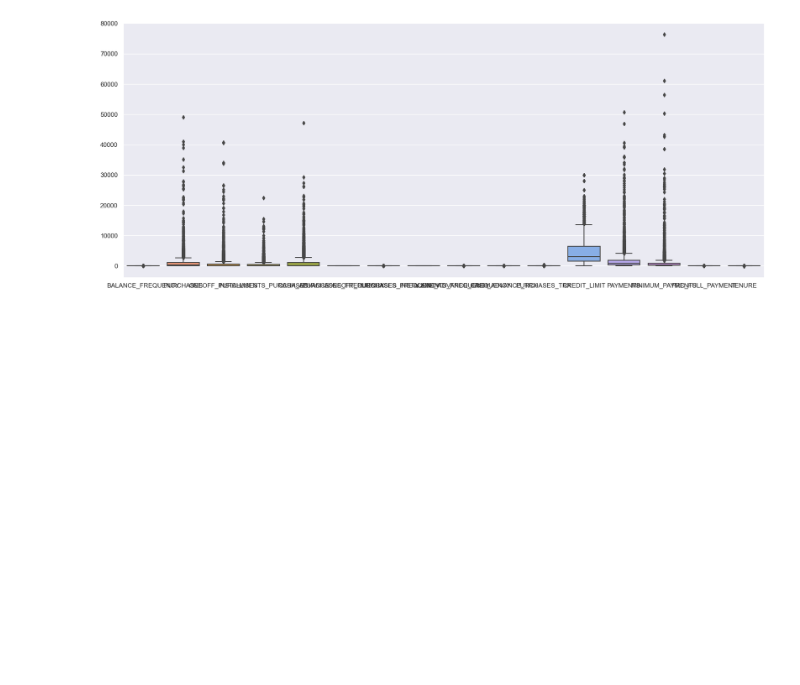
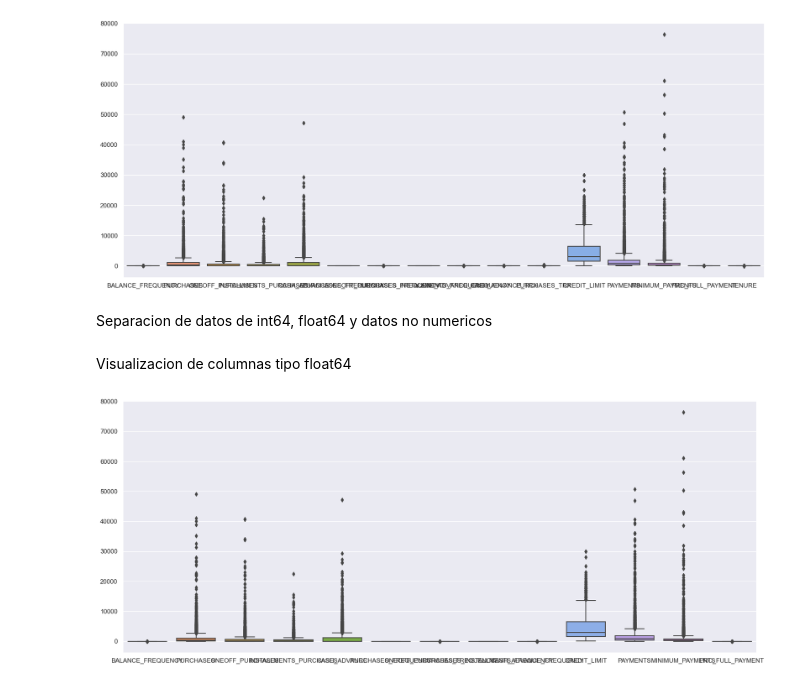
Before and after one commit to ISIS-3301-Business-Inteligence-2024-10/Lab-1, a Jupyter notebook: src/main.ipynb, the cells around one changed output. Drawn from its saved outputs; the diff is of its cells as text; code cells hidden in the pictures; blank space fills up the shorter version.

```diff
--- a/src/main.ipynb
+++ b/src/main.ipynb
@@ -98,3 +102,16 @@ fig = plt.figure(figsize=(20, 8))
 ax = sns.boxplot(data=data, orient="v")
 # %% [output]
 [figure]
+# %% [markdown]
+Separacion de datos de int64, float64 y datos no numericos
+# %%
+float_cols = data.select_dtypes(include=['float64']).columns
+int_cols = data.select_dtypes(include=['int64']).columns
+categoric_cols = data.select_dtypes(include=['object']).columns
+# %% [markdown]
+Visualizacion de columnas tipo float64
+# %%
+fig = plt.figure(figsize=(20, 8))
+ax = sns.boxplot(data=data[float_cols], orient="v")
+# %% [output]
+[figure, added]
```
Also changed, not shown: parts of 17 cells of this notebook, 1 other file.
